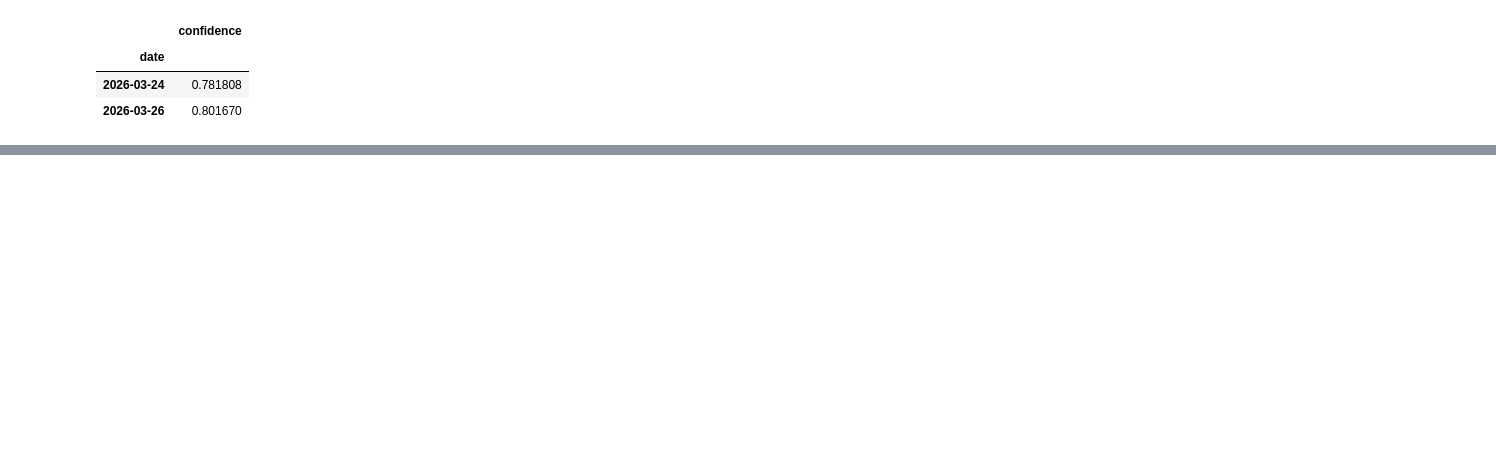
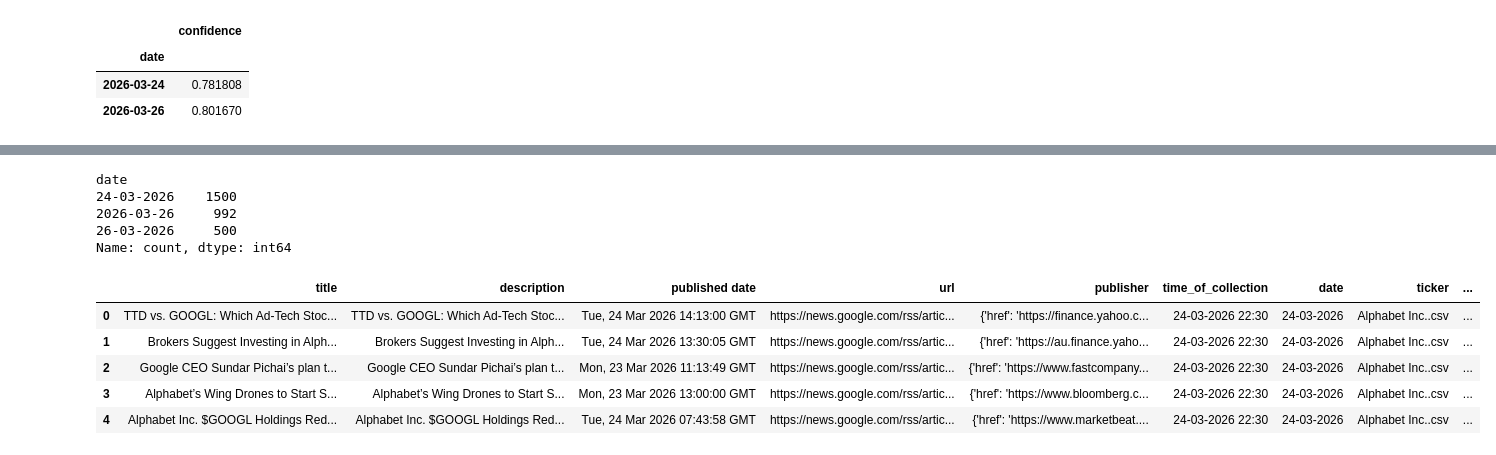
Before and after one commit to ajiteshsi/test_2, a Jupyter notebook: sentiment_gnews.ipynb, the cells around one changed output, grey strips where cells are left out. Drawn from its saved outputs; the diff is of its cells as text; code cells hidden in the pictures; blank space fills up the shorter version.

```diff
--- a/sentiment_gnews.ipynb
+++ b/sentiment_gnews.ipynb
@@ -327,0 +235,17 @@ nv_df.head()
+# %%
+df.value_counts('date')
+# %% [output]
+date
+24-03-2026    1500
+2026-03-26     992
+26-03-2026     500
+Name: count, dtype: int64
+# %%
+df.head()
+# %% [output]
+|  | title | description | published date | url | publisher | time_of_collection | date | ticker | ... |
+| 0 | TTD vs. GOOGL: Which Ad-Tech Stoc... | TTD vs. GOOGL: Which Ad-Tech Stoc... | Tue, 24 Mar 2026 14:13:00 GMT | https://news.google.com/rss/artic... | {'href': 'https://finance.yahoo.c... | 24-03-2026 22:30 | 24-03-2026 | Alphabet Inc..csv | ... |
+| 1 | Brokers Suggest Investing in Alph... | Brokers Suggest Investing in Alph... | Tue, 24 Mar 2026 13:30:05 GMT | https://news.google.com/rss/artic... | {'href': 'https://au.finance.yaho... | 24-03-2026 22:30 | 24-03-2026 | Alphabet Inc..csv | ... |
+| 2 | Google CEO Sundar Pichai’s plan t... | Google CEO Sundar Pichai’s plan t... | Mon, 23 Mar 2026 11:13:49 GMT | https://news.google.com/rss/artic... | {'href': 'https://www.fastcompany... | 24-03-2026 22:30 | 24-03-2026 | Alphabet Inc..csv | ... |
+| 3 | Alphabet’s Wing Drones to Start S... | Alphabet’s Wing Drones to Start S... | Mon, 23 Mar 2026 13:00:00 GMT | https://news.google.com/rss/artic... | {'href': 'https://www.bloomberg.c... | 24-03-2026 22:30 | 24-03-2026 | Alphabet Inc..csv | ... |
+| 4 | Alphabet Inc. $GOOGL Holdings Red... | Alphabet Inc. $GOOGL Holdings Red... | Tue, 24 Mar 2026 07:43:58 GMT | https://news.google.com/rss/artic... | {'href': 'https://www.marketbeat.... | 24-03-2026 22:30 | 24-03-2026 | Alphabet Inc..csv | ... |
```
Also changed, not shown: parts of 39 cells of this notebook.
